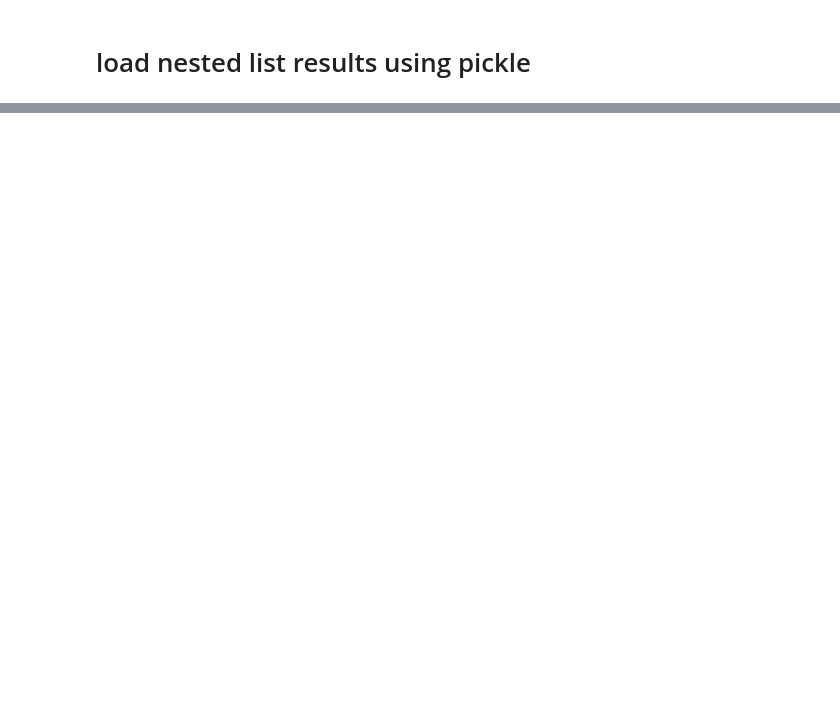
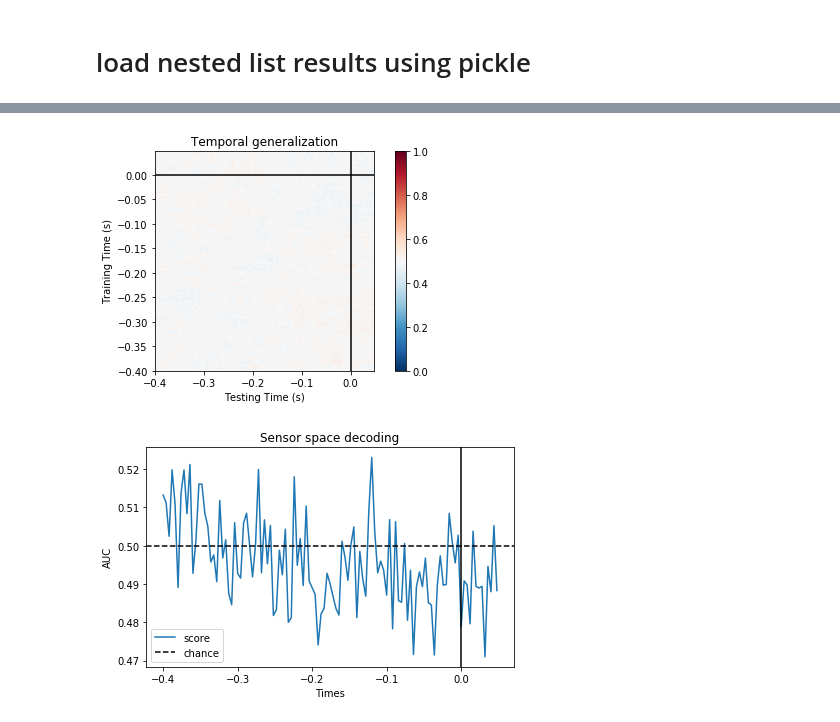
Before and after one commit to MaryZolfaghar/SPLT_EEG, a Jupyter notebook: jupyter/tinkering_plot_tempGenResults_afterRun.py.ipynb, the cells around one changed output, grey strips where cells are left out. Saved outputs shown, nothing was run; the diff lists cells and outputs as text; code cells hidden in the pictures; blank space fills up the shorter version.

```diff
--- a/jupyter/tinkering_plot_tempGenResults_afterRun.py.ipynb
+++ b/jupyter/tinkering_plot_tempGenResults_afterRun.py.ipynb
@@ -23,14 +25,14 @@ import argparse
 # Set args
 # %%
 class arguments():
-    SAVE_EPOCH_ROOT = '../../data/version5.2/preprocessed/epochs/'
+    SAVE_EPOCH_ROOT = '../../data/version5.2/preprocessed/epochs/aft_ICA_rej/'
     SAVE_RESULT_ROOT = '../../results/temp_gen/eCortex/laterNonePre/'
     cond_filter ='none' # {none,non_symm}
     cond_block ='later' #{early,later}
     cond_time = 'prestim' #{prestim,poststim}
     cond_decoding = 'none' #{none,removeevoked,resampled}
     subj_num = 1
-    applyBaseline_bool = 0
+    applyBaseline_bool = 'False'
     pre_tmin = -0.4
     pre_tmax = 0.05
     post_tmin = 0.05
@@ -61,4 +262,0 @@ fn_str = args.SAVE_RESULT_ROOT + 'avgP%s_' %(main_ptrn) + fn_str_sbj
-# %%
-
-with open(fn_str, 'rb') as f:
-    sc_subj = pickle.load(f)
@@ -66,0 +263,16 @@ NameError: name 'fn_str' is not defined
+# %%
+#removed subj 25
+
+# subj_indx = [ 1,  2,  3,  4,  5,  7,  8,  9, 10, 12, 15, 16, 17, 18, 19, 20, 21,
+#        22, 23, 24, 26, 27, 28, 29, 30, 31, 32, 33, 34, 35, 36, 37, 38,
+#        39, 42, 43, 44, 45, 46, 47, 48, 51, 52, 53, 55, 56, 57, 58, 59,
+#        60, 61, 62, 63, 64, 65, 66, 67, 68, 69, 70, 71, 72, 73, 74]
+
+# selected_subj = [subj_indx[0], subj_indx[29], subj_indx[30], subj_indx[35],\
+#                  subj_indx[49], subj_indx[60], 15, 21, 48]
+# 44 people p1 and 22 people p2
+selected_subj_P1 = [1, 2, 3, 4, 5, 7, 8, 9, 10, 12, 15, 16, 17, 42, 43, 44, 45, 47, \
+                    48, 51, 52, 53, 55, 56, 57, 58, 59, 60, 61, 62, 63, 64, \
+                    66, 67, 68, 69, 70, 71, 72, 73, 74]
+selected_subj_P2 = [18, 19, 20, 21, 22, 23, 24, 25, 26, 27, 28, 29, 30, 31, 32,\
+                    33, 34, 35, 36, 37, 38, 39]
@@ -66,0 +330,16 @@ NameError: name 'fn_str' is not defined
+# %%
+p1=np.asarray(avgp1_sc)
+p2=np.asarray(avgp2_sc)
+p=np.concatenate((p1, p2), axis=0)
+avgP = np.mean(p, axis=0)
+
+p1d=np.asarray(avgp1_diag)
+p2d=np.asarray(avgp2_diag)
+pd=np.concatenate((p1d, p2d), axis=0)
+avgPdiag = np.mean(pd, axis=0)
+# %%
+plot_scores(avgP)
+plot_scores_diag(avgPdiag, 0)
+# %% [output]
+[figure, added]
+[figure, added]
```
Also changed, not shown: parts of 13 cells of this notebook.
